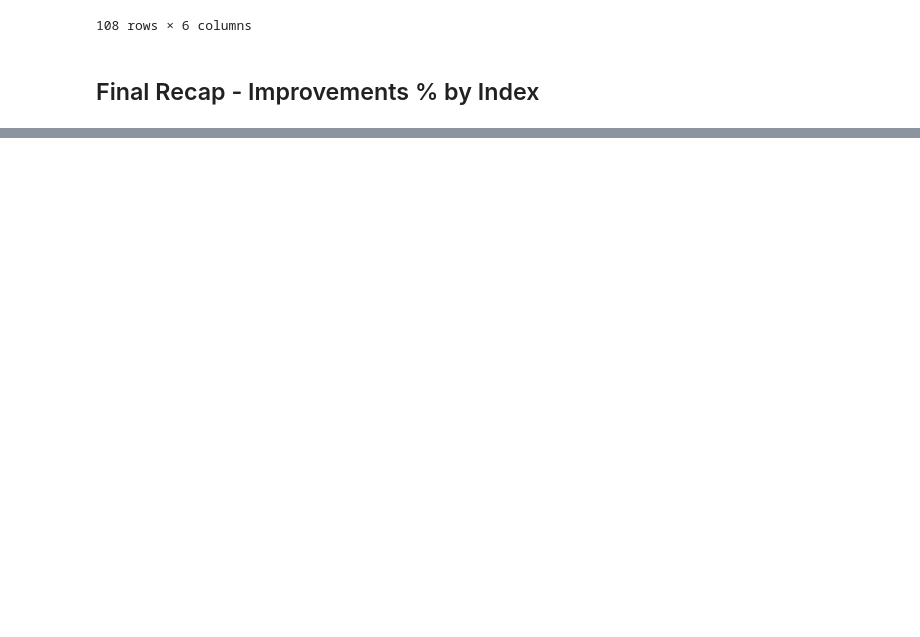
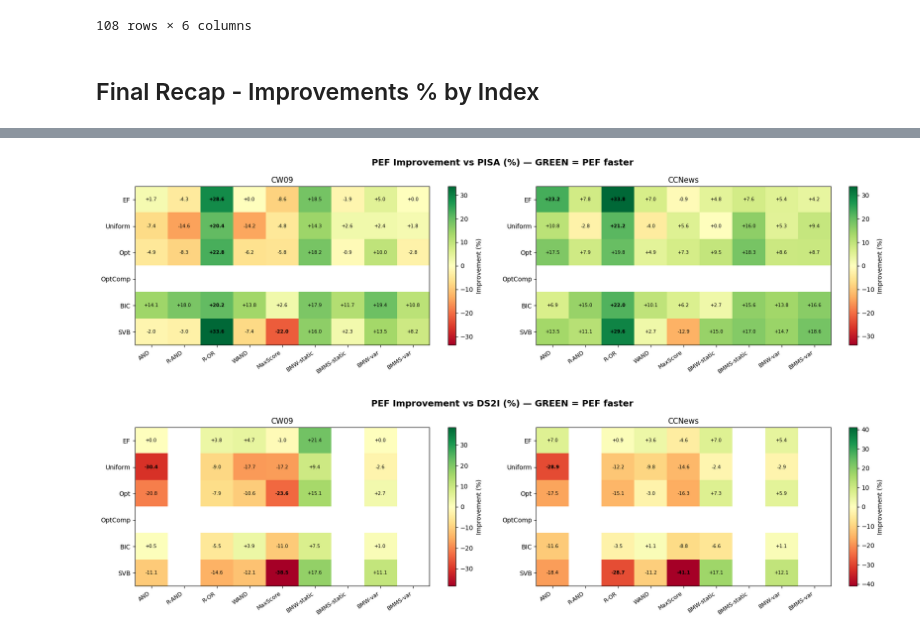
Before and after one commit to AngeloSav/rise-rs, a Jupyter notebook: scripts/data.ipynb, the cells around one changed output, grey strips where cells are left out. Drawn from its saved outputs; the diff is of its cells as text; code cells hidden in the pictures; blank space fills up the shorter version.

```diff
--- a/scripts/data.ipynb
+++ b/scripts/data.ipynb
@@ -876,0 +880,80 @@ Only negative Improvement vs PISA (%):
+# %%
+import matplotlib.colors as mcolors
+
+query_col_order = [
+    'and', 'ranked_and', 'ranked_or', 'wand', 'maxscore',
+    'block_max_wand - static', 'block_max_maxscore - static',
+    'block_max_wand - var', 'block_max_maxscore - var',
+]
+query_short = {
+    'and': 'AND',
+    'ranked_and': 'R-AND',
+    'ranked_or': 'R-OR',
+    'wand': 'WAND',
+    'maxscore': 'MaxScore',
+    'block_max_wand - static': 'BMW-static',
+    'block_max_maxscore - static': 'BMMS-static',
+    'block_max_wand - var': 'BMW-var',
+    'block_max_maxscore - var': 'BMMS-var',
+}
+index_order = ['ef', 'uniform', 'opt', 'optcomp', 'block_interpolative', 'block_svb/varint']
+index_short  = {
+    'ef': 'EF', 'uniform': 'Uniform', 'opt': 'Opt',
+    'optcomp': 'OptComp', 'block_interpolative': 'BIC', 'block_svb/varint': 'SVB',
+}
+
+for baseline in ['PISA', 'DS2I']:
+    fig, axes = plt.subplots(1, 2, figsize=(18, 5))
+    fig.suptitle(f'PEF Improvement vs {baseline} (%) — GREEN = PEF faster', fontsize=14, fontweight='bold')
+
+    for ax, dataset in zip(axes, datasets):
+        dataset_name = dataset['name']
+        df = combined_results[dataset_name]
+
+        rows = []
+        for idx_type in index_order:
+            row = []
+            for q in query_col_order:
+                pef_key  = (idx_type, 'PEF')
+                base_key = (idx_type, baseline)
+                if pef_key not in df.index or base_key not in df.index or q not in df.columns:
+                    row.append(np.nan)
+                    continue
+                pef_val  = df.loc[pef_key,  q]
+                base_val = df.loc[base_key, q]
+                if pd.isna(pef_val) or pd.isna(base_val) or base_val == 0:
+                    row.append(np.nan)
+                else:
+                    row.append((base_val - pef_val) / base_val * 100)
+            rows.append(row)
+
+        mat = np.array(rows, dtype=float)
+        present_q = [q for q in query_col_order if q in df.columns]
+        q_idx = [query_col_order.index(q) for q in present_q]
+        mat = mat[:, q_idx]
+
+        vmax = np.nanmax(np.abs(mat)) if not np.all(np.isnan(mat)) else 1
+        norm = mcolors.TwoSlopeNorm(vmin=-vmax, vcenter=0, vmax=vmax)
+        im = ax.imshow(mat, aspect='auto', cmap='RdYlGn', norm=norm)
+
+        ax.set_xticks(range(len(present_q)))
+        ax.set_xticklabels([query_short[q] for q in present_q], rotation=35, ha='right', fontsize=9)
+        ax.set_yticks(range(len(index_order)))
+        ax.set_yticklabels([index_short[t] for t in index_order], fontsize=10)
+        ax.set_title(dataset_name, fontsize=12)
+
+        for i in range(mat.shape[0]):
+            for j in range(mat.shape[1]):
+                v = mat[i, j]
+                if not np.isnan(v):
+                    ax.text(j, i, f'{v:+.1f}', ha='center', va='center',
+                            fontsize=7.5, color='black',
+                            fontweight='bold' if abs(v) > vmax * 0.6 else 'normal')
+
+        plt.colorbar(im, ax=ax, label='Improvement (%)')
+
+    plt.tight_layout()
+    plt.show()
+# %% [output]
+[figure, added]
+[figure, added]
```
Also changed, not shown: parts of 18 cells of this notebook, 12 other files.
